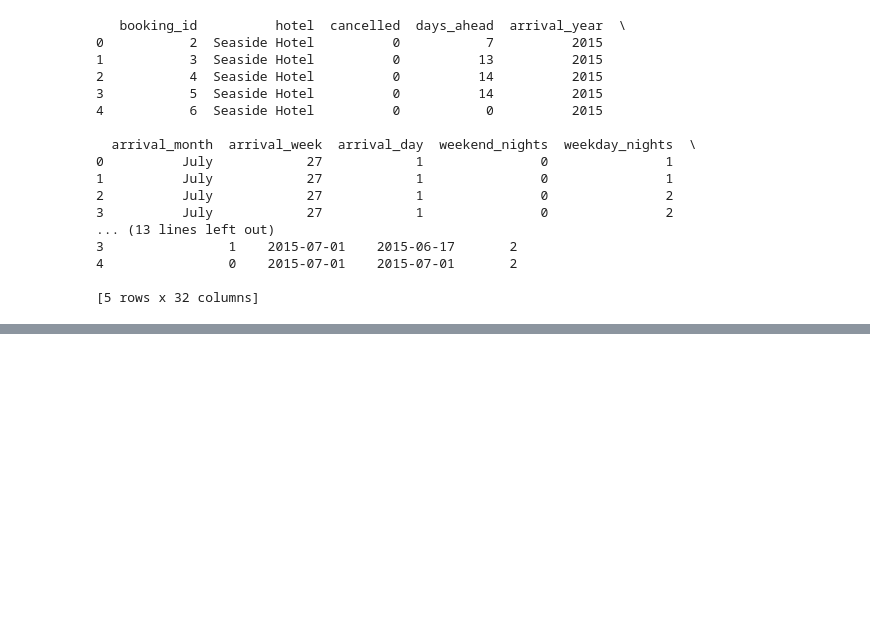
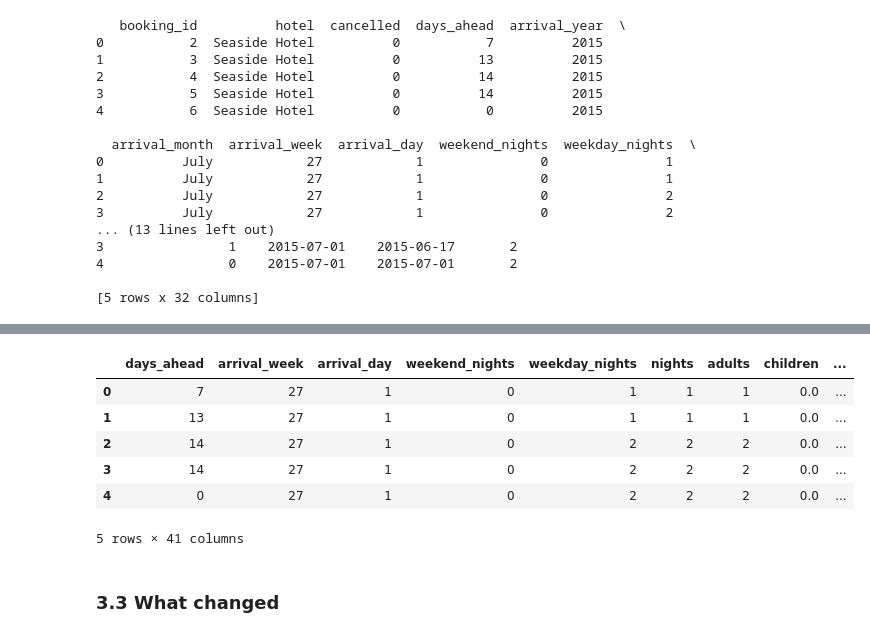
Before and after one commit to DM-Schabert/Valhackers, a Jupyter notebook: preprocessing.ipynb, the cells around one changed output, grey strips where cells are left out. Drawn from its saved outputs; the diff is of its cells as text; code cells hidden in the pictures; blank space fills up the shorter version.

```diff
--- a/preprocessing.ipynb
+++ b/preprocessing.ipynb
@@ -28,0 +288,13 @@ print(df.head())
+# %%
+df = prep.add_training_columns(prep.prepare(raw, params))
+df[prep.FEATURES].head()
+# %% [output]
+|  | days_ahead | arrival_week | arrival_day | weekend_nights | weekday_nights | nights | adults | children | ... |
+| 0 | 7 | 27 | 1 | 0 | 1 | 1 | 1 | 0.0 | ... |
+| 1 | 13 | 27 | 1 | 0 | 1 | 1 | 1 | 0.0 | ... |
+| 2 | 14 | 27 | 1 | 0 | 2 | 2 | 2 | 0.0 | ... |
+| 3 | 14 | 27 | 1 | 0 | 2 | 2 | 2 | 0.0 | ... |
+| 4 | 0 | 27 | 1 | 0 | 2 | 2 | 2 | 0.0 | ... |
+5 rows × 41 columns
+# %% [markdown]
+### 3.3 What changed
```
Also changed, not shown: parts of 28 cells of this notebook, 10 other files.
